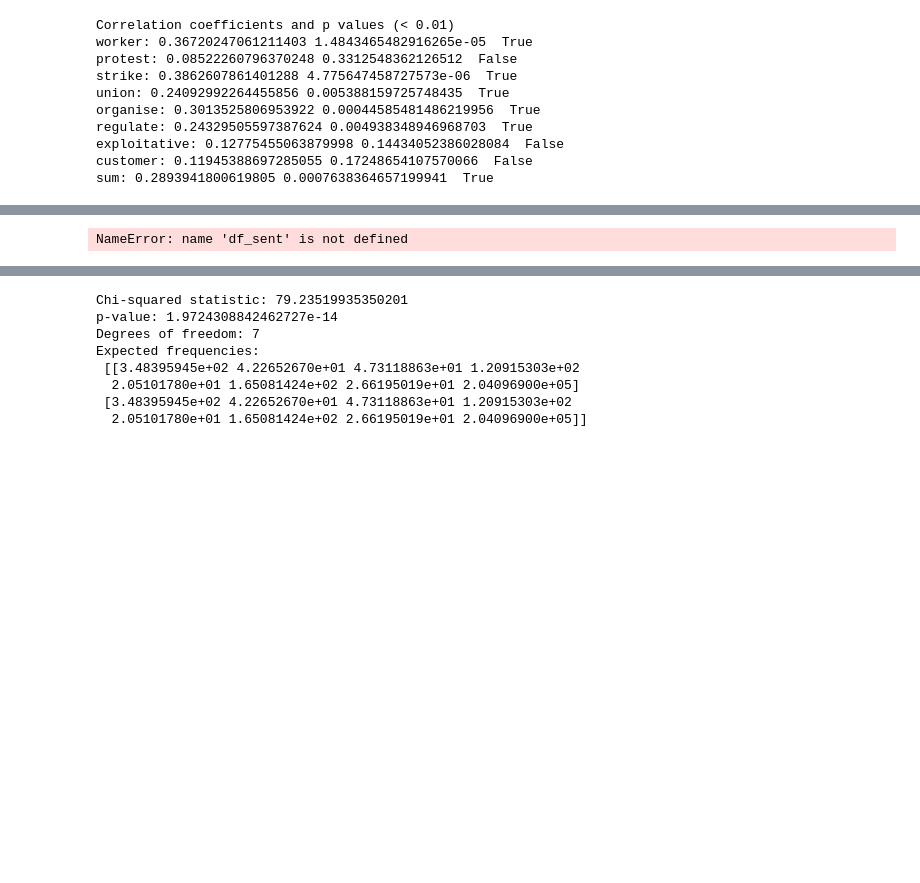
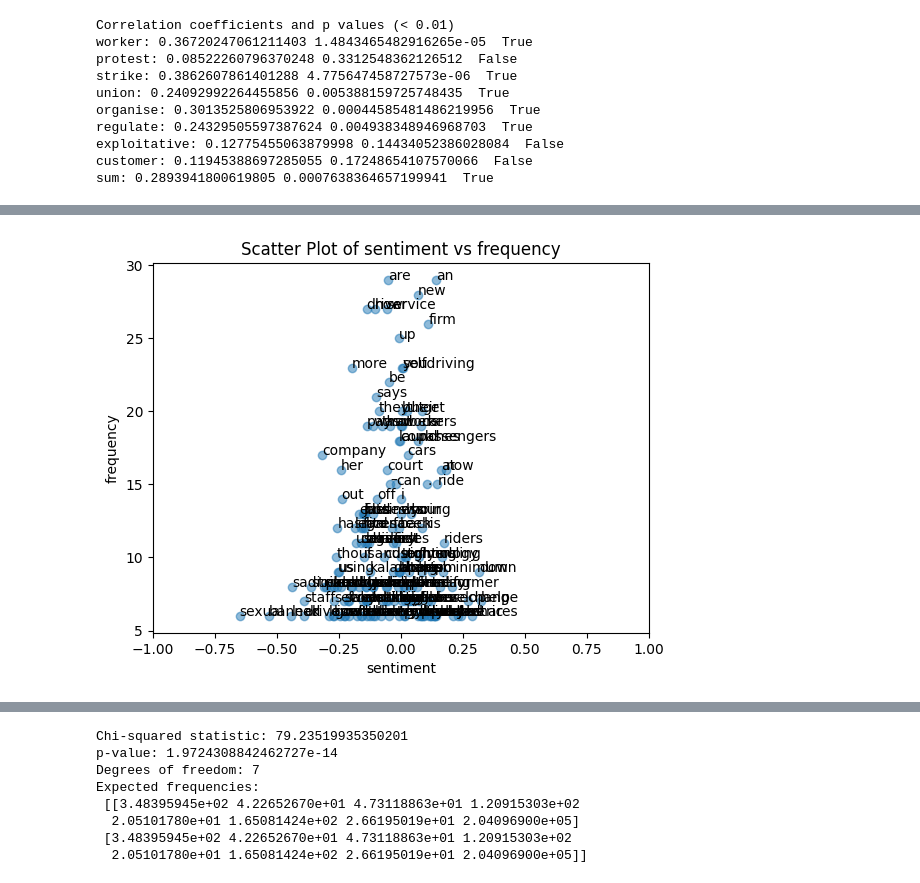
Before and after one commit to dmh21za/compmeth, a Jupyter notebook: summative.ipynb, the cells around one changed output, grey strips where cells are left out. Saved outputs shown, nothing was run; the diff lists cells and outputs as text; code cells hidden in the pictures; blank space fills up the shorter version.

```diff
--- a/summative.ipynb
+++ b/summative.ipynb
@@ -613,7 +614,9 @@ def load_articles(loc):
   for paper in ['guardian', 'dailymail']:
       for a in articles_raw[paper]:
           a['paper'] = paper
-          articles.append(a)
+          # ignore 2025 articles
+          if a['published'] < 1735689600:
+            articles.append(a)
 
   return pd.DataFrame.from_records(articles)
 # %%
@@ -1048,33 +1058,77 @@ Daily mail: 8530 guardian: 8014
 | 7114 | dailymail | then i figured out an exit strate... | False | False | False | False | False | False | False | False | ... |
 | 8505 | dailymail | the taxi company's licence was re... | False | False | False | False | False | False | False | False | ... |
 # %%
-df = load_articles('./final_data.json')
 
-"""import string
+
+
+import string
 #get headlines as np array
 def remove_punctuation(text):
    # Create a translation table to remove punctuation
    translator = str.maketrans('', '', string.punctuation)
    # Apply the translation table to the text
    return text.translate(translator)
 
 # strip punctuation before tokenising so that number of headlines = number of sentences
 body_dm = sent_tokenize(". ".join(df[df['paper'] == 'dailymail']['headline'].apply(remove_punctuation)))
-body_g = sent_tokenize(". ".join(df[df['paper'] == 'guardian']['headline'].apply(remove_punctuation)))"""
+body_g = sent_tokenize(". ".join(df[df['paper'] == 'guardian']['headline'].apply(remove_punctuation)))
 
 all_sents = body_dm + body_g
 
-# two lists of sentences
-# keep only sentences that include the keywords
-"""body_dm = [s for s in body_dm if any(match_word(s, keyword) for keyword in keyword_regexes.values())]
-body_g = [s for s in body_g if any(match_word(s, keyword) for keyword in keyword_regexes.values())]"""
-
 #for s in body_dm: print(s)
 
-# let's make a dataframe
+# let's make a dataframe - all headlines without punctuation
 # PAPER | SENTENCE | keywords (t/f) | SENTIMENT | 5 TOPICS
-df_sent = pd.DataFrame(columns=['paper', 'sentence'])
+df_sent = pd.DataFrame(columns=['paper', 'headline'])
 df_sent['paper'] = ['dailymail'] * len(body_dm) + ['guardian'] * len(body_g)
-df_sent['sentence'] = body_dm + body_g
+df_sent['headline'] = body_dm + body_g
+df_sent['sentiment'] = df_sent['headline'].apply(get_sentiment)
+
+"""# plot sentiment on one dimensional scatter plot
+plt.scatter(df_sent['sentiment'], [0] * len(df_sent), alpha=0.5)
+plt.xlabel('sentiment')
+plt.xlim(-1, 1)
+plt.yticks([])  # Remove y-axis ticks
+plt.title('1D Scatter Plot of sentiment')
+plt.show()"""
+
+# let's plot frequency by sentiment of each word
+df_sent.sample(5)
+
+import numpy as np
+words_df = pd.DataFrame(columns=['word', 'frequency', 'sentiment'])
+words_df.set_index('word', inplace=True)
+
+for headline, sentiment in zip(df_sent['headline'], df_sent['sentiment']):
+  for word in headline.split():
+    if word in words_df.index:
+      words_df.loc[word, 'frequency'] += 1
+      words_df.loc[word, 'sentiment'] += sentiment
+    else:
+      words_df.loc[word, 'frequency'] = 1
+      words_df.loc[word, 'sentiment'] = sentiment
+
+words_df['sentiment'] = words_df['sentiment'] / words_df['frequency']
+words_df.sort_values(by=['frequency'], ascending=False, inplace=True)
+words_df.head(10)
+# remove frequency over 100
+words_df = words_df[words_df['frequency'] < 30]
+# remove frequency under 10
+words_df = words_df[words_df['frequency'] > 5]
+
+# scatter plot of sentiment vs frequency
+plt.scatter(words_df['sentiment'], words_df['frequency'], alpha=0.5)
+for i, label in enumerate(words_df.index):
+  plt.annotate(label, (words_df['sentiment'][i], words_df['frequency'][i]))
+
+plt.xlabel('sentiment')
+plt.ylabel('frequency')
+plt.xlim(-1, 1)
+plt.title('Scatter Plot of sentiment vs frequency')
+plt.show()
+
+# sort by sentiment
+words_df.sort_values(by=['sentiment'], ascending=True, inplace=True)
+words_df.head(10)
 # %% [output]
-NameError: name 'df_sent' is not defined
+[figure, added]
```
Also changed, not shown: parts of 8 cells of this notebook.
